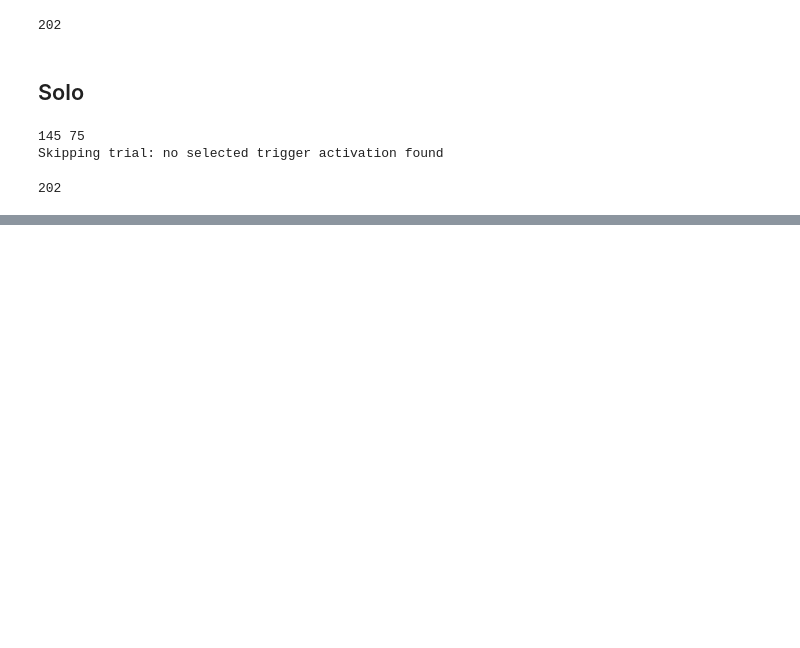
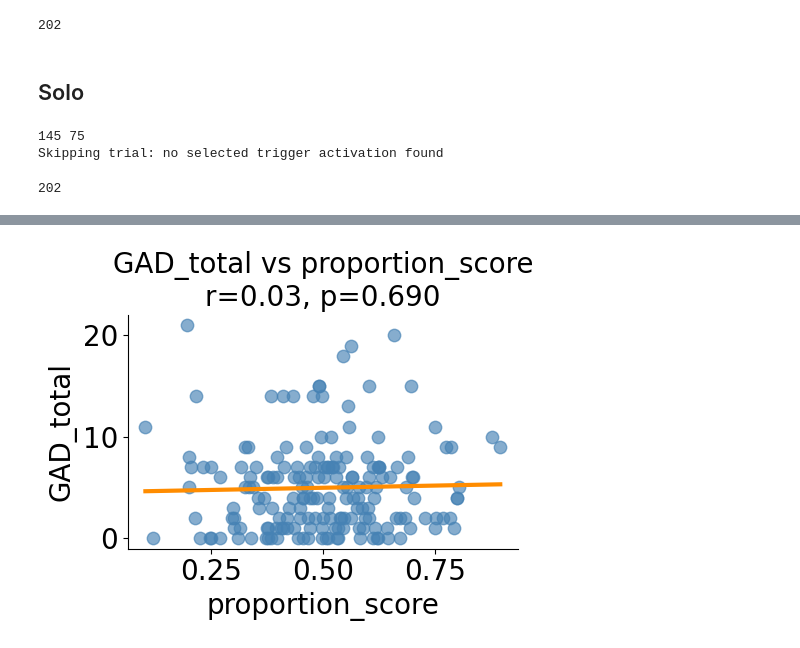
Before and after one commit to tomhagley6/octagon_analysis, a Jupyter notebook: trait_analyses/notebooks/trait_table.ipynb, the cells around one changed output, grey strips where cells are left out. Cells and saved outputs as stored; diff of their text form; code cells hidden in the pictures; blank space fills up the shorter version.

Commit message:
basic regressions: questionnaire totals against scoring and centrality metrics.

```diff
--- a/trait_analyses/notebooks/trait_table.ipynb
+++ b/trait_analyses/notebooks/trait_table.ipynb
@@ -561,0 +607,8 @@ for pseudonym in df.index:
+# %%
+for i, pseudonym in enumerate(first_solo_pseudo_list):
+    player = pseudonym[0]
+    occupancy_dict['first_solos']['central_tendency_at_slice_onset'][player] = mean_central_tendencies_multiple_sessions_first_solos[i]
+# %%
+for i, pseudonym in enumerate(second_solo_pseudo_list):
+    player = pseudonym[0]
+    occupancy_dict['second_solos']['central_tendency_at_slice_onset'][player] = mean_central_tendencies_multiple_sessions_second_solos[i]
@@ -561,0 +655,3 @@ for pseudonym in df.index:
+# %%
+# questionnaire outcomes
+targets = ['GAD_total', 'AQ_total', 'BIS_total']
@@ -561,0 +661,76 @@ for pseudonym in df.index:
+# %%
+# keep only numeric columns
+numeric_cols = df.select_dtypes(include=np.number).columns.tolist()
+
+# predictor columns
+predictors = [c for c in numeric_cols if c not in targets]
+# %%
+for target in targets:
+
+    print(f"\n{'='*60}")
+    print(f"Regression results for {target}")
+    print(f"{'='*60}")
+
+    for predictor in predictors:
+
+        # remove NaNs pairwise
+        subset = df[[predictor, target]].dropna()
+
+        # skip tiny datasets
+        if len(subset) < 3:
+            continue
+
+        x = subset[predictor]
+        y = subset[target]
+
+        result = linregress(x, y)
+
+        print(
+            f"{predictor:40s} "
+            f"r={result.rvalue: .3f} "
+            f"p={result.pvalue: .4f}"
+        )
+
+        # plot
+        fig, ax = plt.subplots(figsize=(5,4))
+
+        # scatter points
+        ax.scatter(
+            x,
+            y,
+            alpha=0.65,
+            s=80,
+            color='steelblue'
+        )
+
+        # regression line
+        xfit = np.linspace(x.min(), x.max(), 100)
+        yfit = result.slope * xfit + result.intercept
+
+        ax.plot(
+            xfit,
+            yfit,
+            linewidth=3,
+            color='darkorange'
+        )
+
+        # labels
+        ax.set_xlabel(predictor, fontsize=20)
+        ax.set_ylabel(target, fontsize=20)
+
+        ax.set_title(
+            f"{target} vs {predictor}\n"
+            f"r={result.rvalue:.2f}, p={result.pvalue:.3f}",
+            fontsize=20
+        )
+
+        # remove top and right spines
+        ax.spines['top'].set_visible(False)
+        ax.spines['right'].set_visible(False)
+
+        # tick font sizes
+        ax.tick_params(axis='both', labelsize=20)
+
+        plt.tight_layout()
+        plt.show()
+# %% [output]
@@ -561,0 +741 @@ for pseudonym in df.index:
+[figure, added]
```
Also changed, not shown: parts of 16 cells of this notebook.
